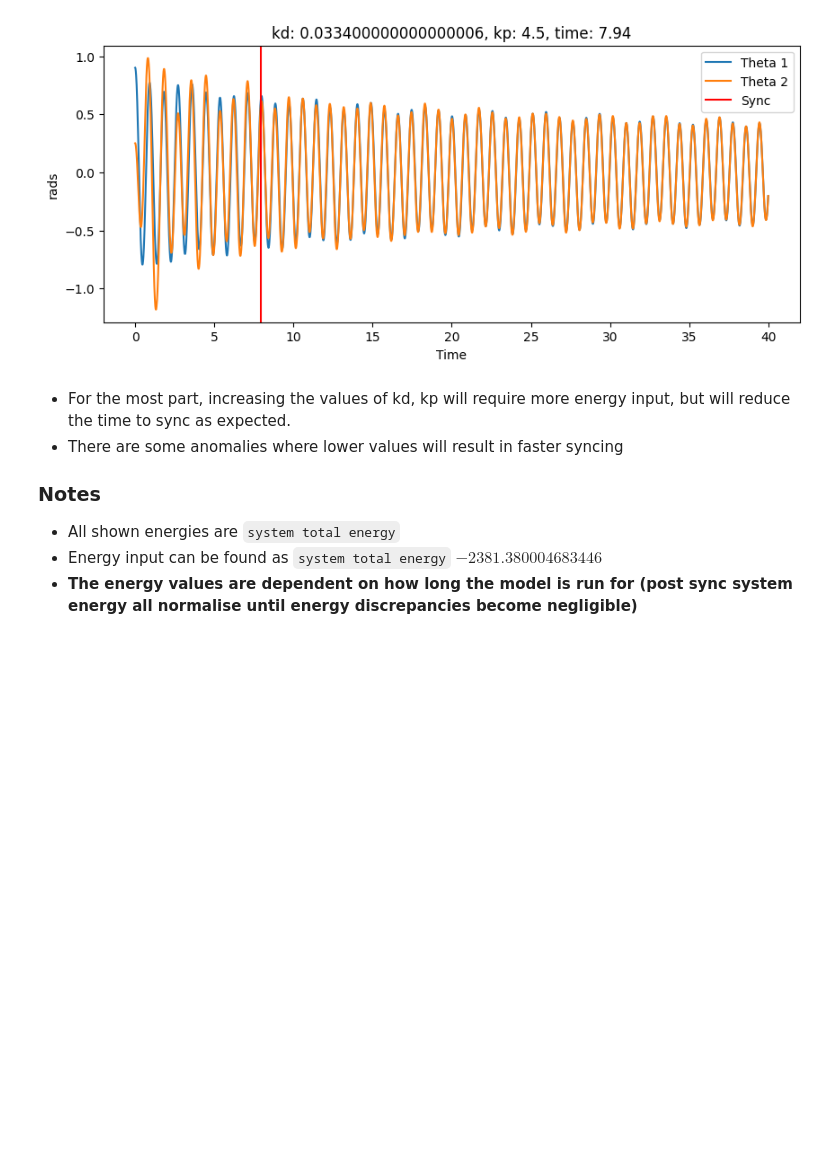
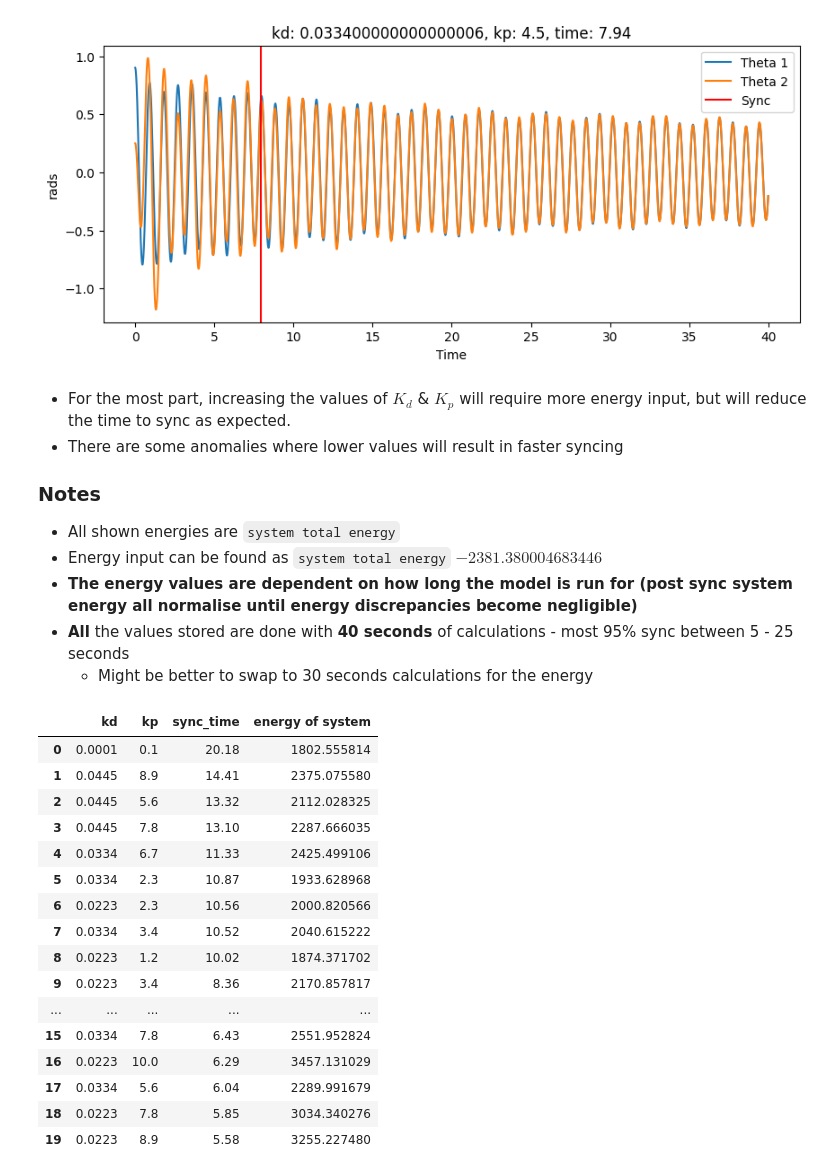
Before and after one commit to eric-yhchen/MDM2-Group-09, a Jupyter notebook: LC Model FLC Tests.ipynb, the cells around one changed output. Cells and saved outputs as stored; diff of their text form; code cells hidden in the pictures; blank space fills up the shorter version.

```diff
--- a/LC Model FLC Tests.ipynb
+++ b/LC Model FLC Tests.ipynb
@@ -813,7 +850,7 @@ plt.show()
 # %% [output]
 [figure]
 # %% [markdown]
-* For the most part, increasing the values of kd, kp will require more energy input, but will reduce the time to sync as expected.
+* For the most part, increasing the values of $K_{d}$ & $K_{p}$ will require more energy input, but will reduce the time to sync as expected.
 * There are some anomalies where lower values will result in faster syncing
 
 ### Notes
@@ -821,3 +858,53 @@ plt.show()
 * All shown energies are `system total energy`
 * Energy input can be found as `system total energy` $- 2381.380004683446$
 * **The energy values are dependent on how long the model is run for (post sync system energy all normalise until energy discrepancies become negligible)**
+* **All** the values stored are done with **40 seconds** of calculations - most 95% sync between 5 - 25 seconds
+    * Might be better to swap to 30 seconds calculations for the energy
+# %%
+# Proportional gain improves tracking but may cause oscillations.
+# Derivative gain reduces oscillations and improves damping.
+
+# derivative gain
+# this program is probably like O(n^4) or smth so keep num small
+kds = np.linspace(0.0001, 0.1, 10)
+
+# proportional gain
+kps = np.linspace(0.1, 10, 10)
+
+# results
+results = []
+
+# time
+time = 30
+
+for kd in kds:
+    for kp in kps:
+        # updated version of solver object code, now stores the system energy within the model
+        model = solver(kd, kp, time)
+        model.solve()
+        model.find_sync_time()
+        model.calc_energy()
+        if model.sync_threshold > 0.9:
+            results.append({"kd": kd, "kp": kp, "sync_time": model.sync_time, "energy of system": model.system_energy})
+
+# results df, sorted by the sync time
+data = DataFrame(results).sort_values("sync_time", ascending=False).reset_index(drop=True)
+data.head(20)
+# %% [output]
+|  | kd | kp | sync_time | energy of system |
+| 0 | 0.0001 | 0.1 | 20.18 | 1802.555814 |
+| 1 | 0.0445 | 8.9 | 14.41 | 2375.075580 |
+| 2 | 0.0445 | 5.6 | 13.32 | 2112.028325 |
+| 3 | 0.0445 | 7.8 | 13.10 | 2287.666035 |
+| 4 | 0.0334 | 6.7 | 11.33 | 2425.499106 |
+| 5 | 0.0334 | 2.3 | 10.87 | 1933.628968 |
+| 6 | 0.0223 | 2.3 | 10.56 | 2000.820566 |
+| 7 | 0.0334 | 3.4 | 10.52 | 2040.615222 |
+| 8 | 0.0223 | 1.2 | 10.02 | 1874.371702 |
+| 9 | 0.0223 | 3.4 | 8.36 | 2170.857817 |
+| ... | ... | ... | ... | ... |
+| 15 | 0.0334 | 7.8 | 6.43 | 2551.952824 |
+| 16 | 0.0223 | 10.0 | 6.29 | 3457.131029 |
+| 17 | 0.0334 | 5.6 | 6.04 | 2289.991679 |
+| 18 | 0.0223 | 7.8 | 5.85 | 3034.340276 |
+| 19 | 0.0223 | 8.9 | 5.58 | 3255.227480 |
```
Also changed, not shown: parts of 8 cells of this notebook, 1 other file.
